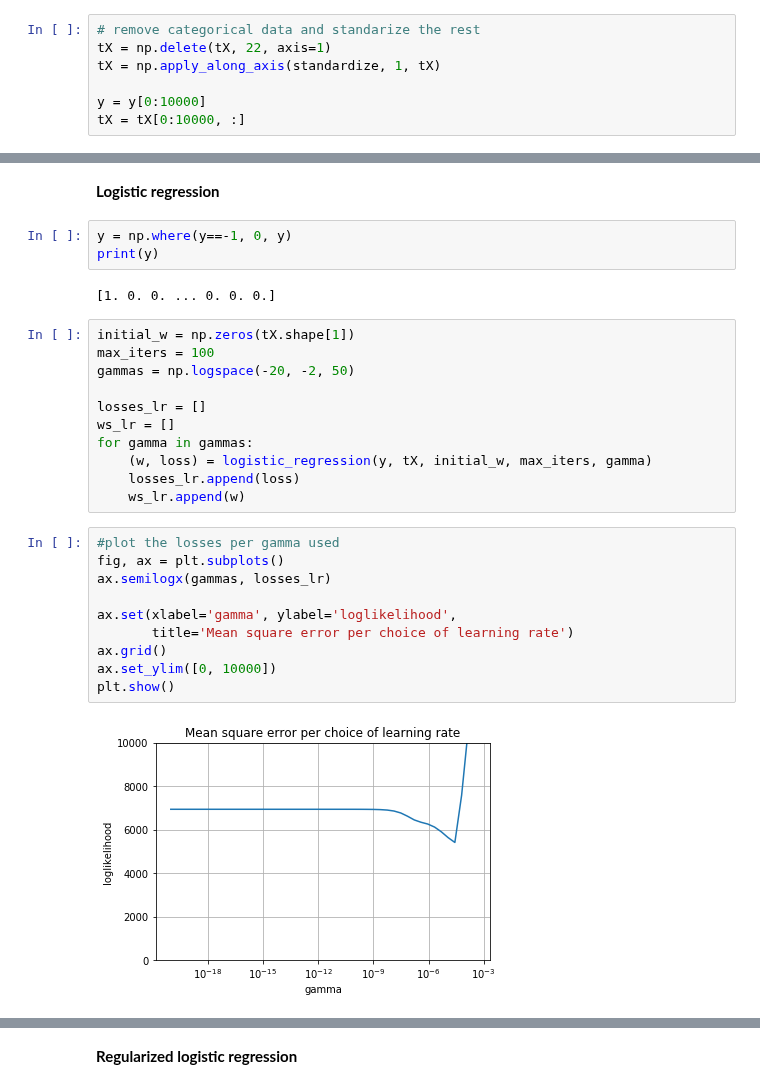
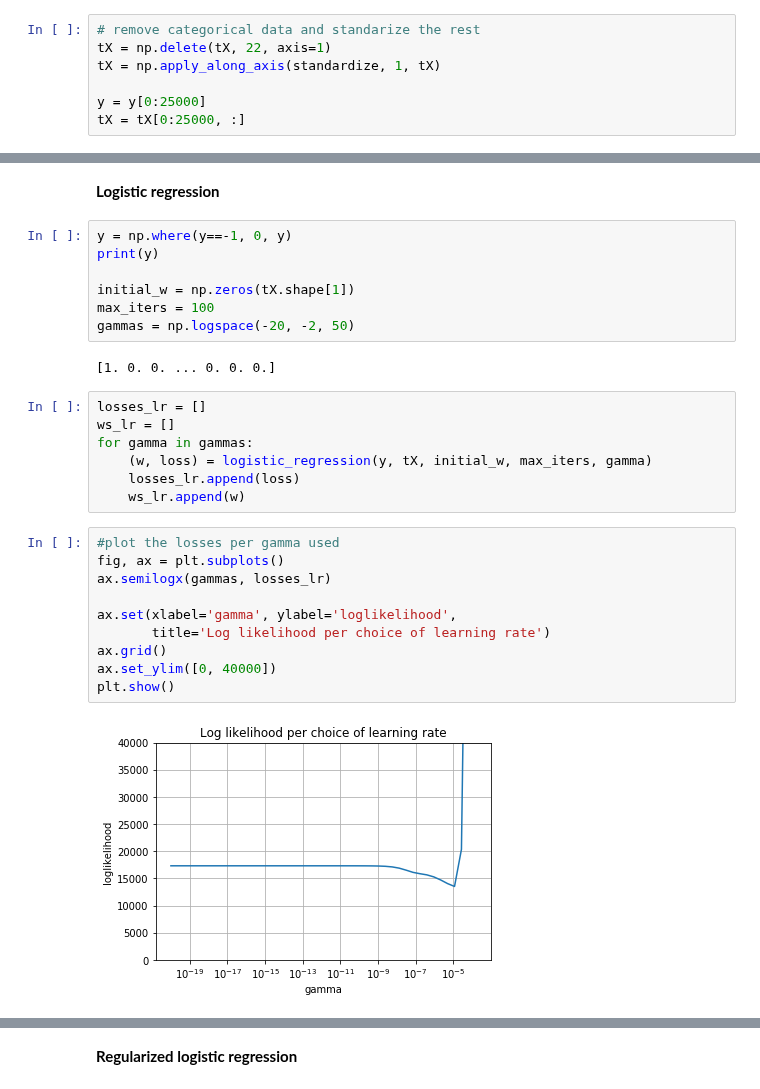
Before and after one commit to cschneuw/Machine-learning-Project-2019, a Jupyter notebook: scripts/project1.ipynb, the cells around one changed output, grey strips where cells are left out. Drawn from its saved outputs; the diff is of its cells as text.

```diff
--- a/scripts/project1.ipynb
+++ b/scripts/project1.ipynb
@@ -52,8 +52,8 @@ print(np.where(tX[0] == 2))
 tX = np.delete(tX, 22, axis=1)
 tX = np.apply_along_axis(standardize, 1, tX)
 
-y = y[0:10000]
-tX = tX[0:10000, :]
+y = y[0:25000]
+tX = tX[0:25000, :]
 # %% [markdown]
 ### Exploratory analysis
 # %% [markdown]
@@ -278,13 +281,13 @@ rmse test=1.3526149660811453
 # %%
 y = np.where(y==-1, 0, y)
 print(y)
+
+initial_w = np.zeros(tX.shape[1])
+max_iters = 100
+gammas = np.logspace(-20, -2, 50)
 # %% [output]
 [1. 0. 0. ... 0. 0. 0.]
 # %%
-initial_w = np.zeros(tX.shape[1])
-max_iters = 100
-gammas = np.logspace(-20, -2, 50)
-
 losses_lr = []
 ws_lr = []
 for gamma in gammas:
@@ -294,15 +297,15 @@ for gamma in gammas:
 # %%
 #plot the losses per gamma used
 fig, ax = plt.subplots()
 ax.semilogx(gammas, losses_lr)
 
 ax.set(xlabel='gamma', ylabel='loglikelihood',
-       title='Mean square error per choice of learning rate')
+       title='Log likelihood per choice of learning rate')
 ax.grid()
-ax.set_ylim([0, 10000])
+ax.set_ylim([0, 40000])
 plt.show()
 # %% [output]
-[figure, old version]
+[figure, new version]
 # %%
 idx = np.nanargmin(losses_lr)
 
```
Also changed, not shown: parts of 24 cells of this notebook, 2 other files.
